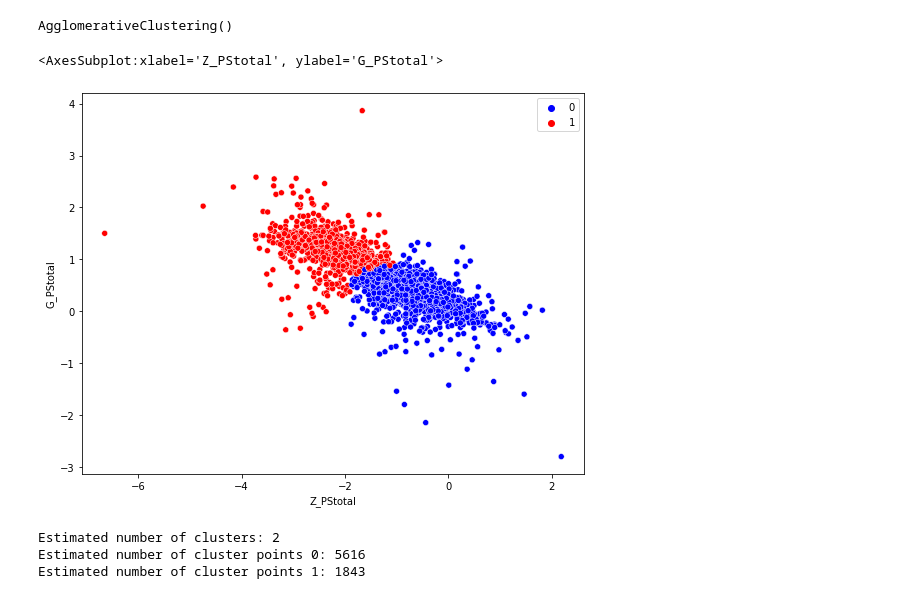
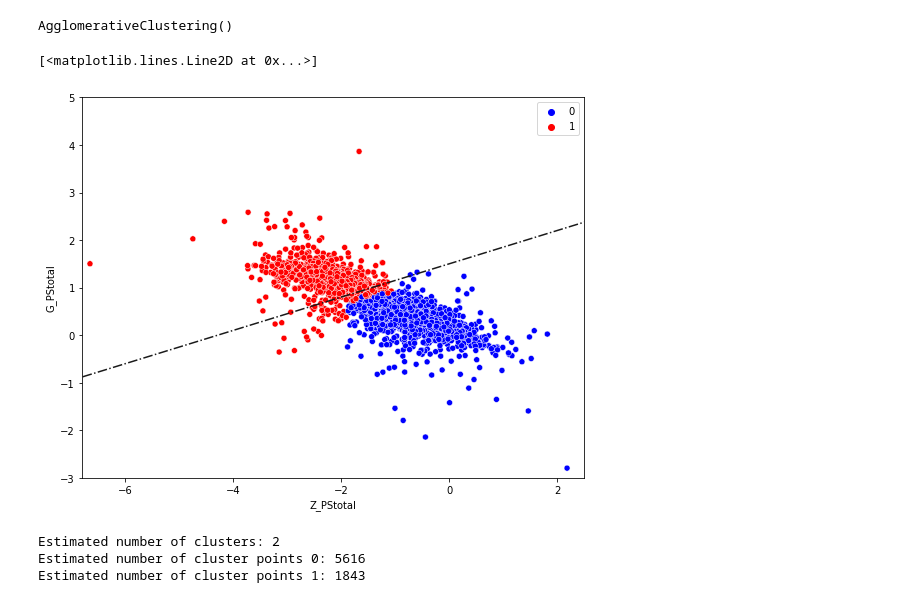
Before and after one commit to AngelGSoto/SPLUS_EmissionObject, a Jupyter notebook: 3filter_noflat/Color color diagrams and others things.ipynb, the cells around one changed output. Drawn from its saved outputs; the diff is of its cells as text; code cells hidden in the pictures.

```diff
--- a/3filter_noflat/Color color diagrams and others things.ipynb
+++ b/3filter_noflat/Color color diagrams and others things.ipynb
@@ -374,14 +385,21 @@ model.fit(X)
 AgglomerativeClustering()
 # %%
 label_hi=model.labels_
-# %%
-plt.figure(figsize=(9,7))
-sns.scatterplot(zg, gr,
-                hue=label_hi,
-                palette=["blue","red"])
-# %% [output]
-<AxesSubplot:xlabel='Z_PStotal', ylabel='G_PStotal'>
-[figure, removed]
+# %%
+plt.figure(figsize=(9,7))
+plt.axis([-6.8, 2.5, -3., 5.])
+sns.scatterplot(zg, gr,
+                hue=label_hi,
+                palette=["blue","red"])
+
+# Limiting the blue and red region
+x_new = np.linspace(-15.0, 1000, 200)
+y = 0.35*x_new + 1.5
+
+plt.plot(x_new, y, color='k', zorder=100, linestyle='-.')
+# %% [output]
+[<matplotlib.lines.Line2D at 0x...>]
+[figure, added]
 # %%
 # Number of clusters in labels, ignoring noise if present.
 n_clusters_ = len(set(label_hi)) - (1 if -1 in label_hi else 0)
```
Also changed, not shown: parts of 7 cells of this notebook, 12 other files.
